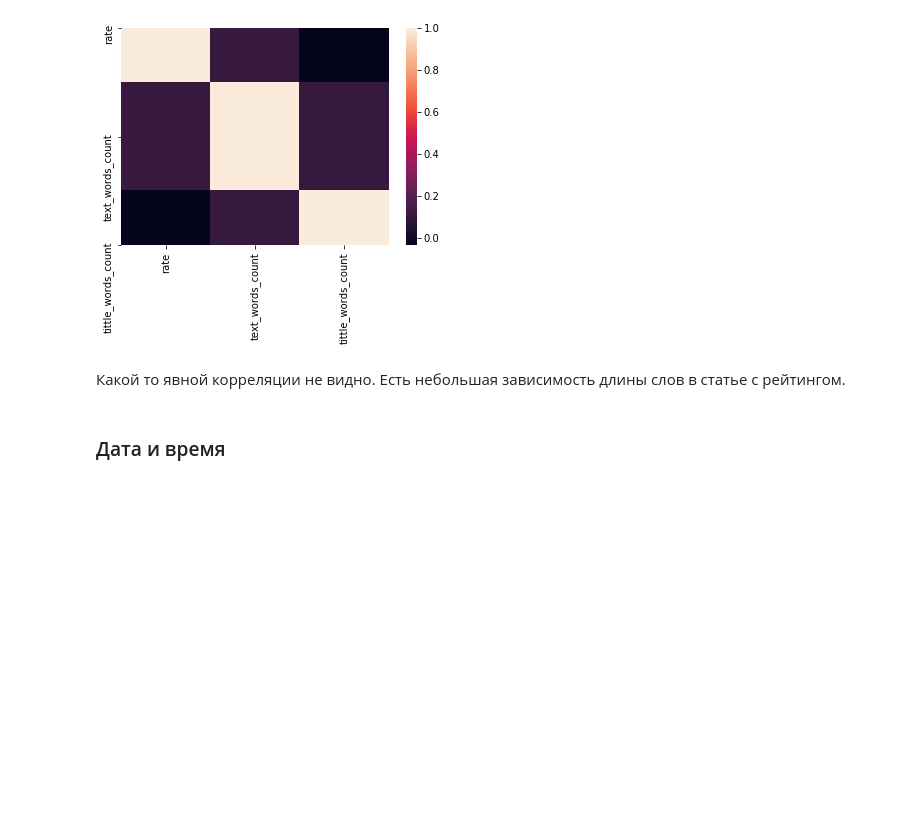
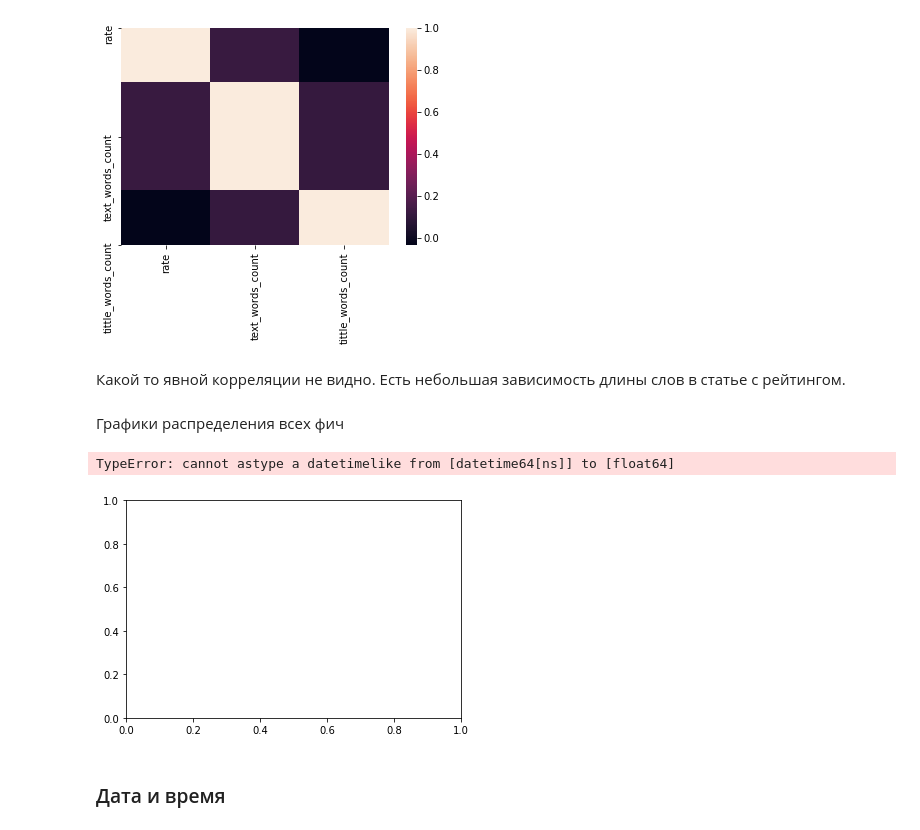
Before and after one commit to D7nis/DS_Habr_rate, a Jupyter notebook: Habr.ipynb, the cells around one changed output. Drawn from its saved outputs; the diff is of its cells as text; code cells hidden in the pictures; blank space fills up the shorter version.

```diff
--- a/Habr.ipynb
+++ b/Habr.ipynb
@@ -777,6 +792,13 @@ sns.heatmap(df[['rate','text_words_count','tittle_words_count']].corr(method='pe
 [figure]
 # %% [markdown]
 Какой то явной корреляции не видно. Есть небольшая зависимость длины слов в статье с рейтингом.
+# %% [markdown]
+Графики распределения всех фич
+# %%
+sns.kdeplot(df, shade=True)
+# %% [output]
+TypeError: cannot astype a datetimelike from [datetime64[ns]] to [float64]
+[figure, added]
 # %% [markdown]
 ### Дата и время
 # %% [markdown]
```
Also changed, not shown: parts of 17 cells of this notebook.
